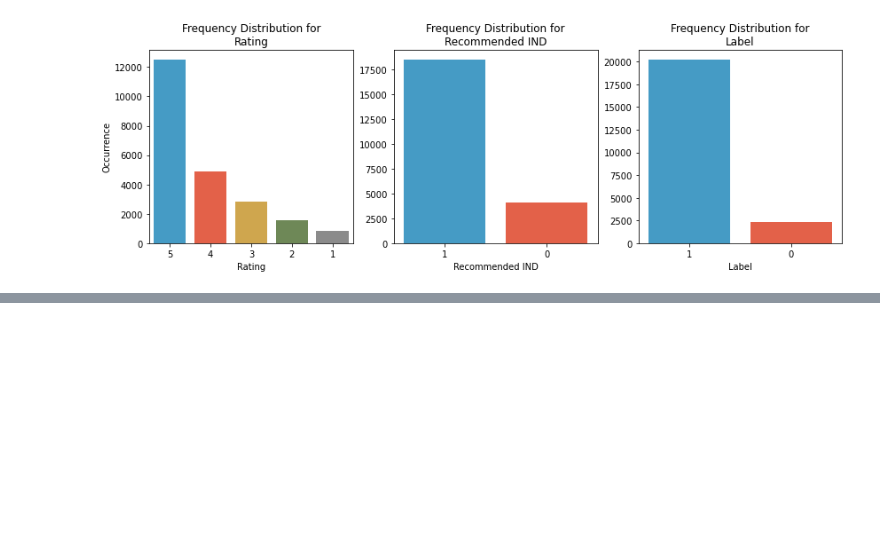
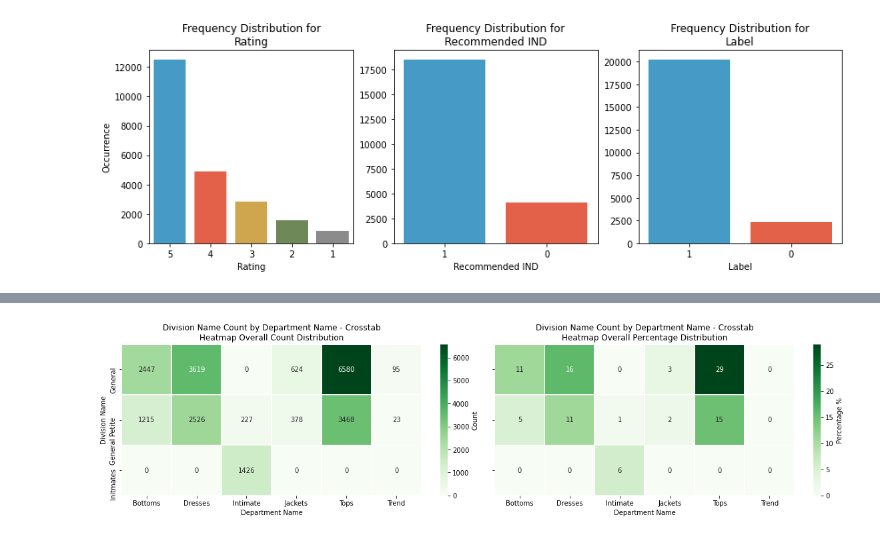
Before and after one commit to dwiwahyueffendi/Information-Retrieval, a Jupyter notebook: Source Code Information Retrieval.ipynb, the cells around one changed output, grey strips where cells are left out. Drawn from its saved outputs; the diff is of its cells as text; code cells hidden in the pictures; blank space fills up the shorter version.

```diff
--- a/Source Code Information Retrieval.ipynb
+++ b/Source Code Information Retrieval.ipynb
@@ -284,0 +322,17 @@ plt.show()
+# %%
+# Heatmaps of Percentage Pivot Table
+f, ax = plt.subplots(1,2,figsize=(16, 4), sharey=True)
+sns.heatmap(pd.crosstab(df['Division Name'], df["Department Name"]),
+            annot=True, linewidths=.5, ax = ax[0],fmt='g', cmap="Greens",
+                cbar_kws={'label': 'Count'})
+ax[0].set_title('Division Name Count by Department Name - Crosstab\nHeatmap Overall Count Distribution')
+
+sns.heatmap(pd.crosstab(df['Division Name'], df["Department Name"], normalize=True).mul(100).round(0),
+            annot=True, linewidths=.5, ax=ax[1],fmt='g', cmap="Greens",
+                cbar_kws={'label': 'Percentage %'})
+ax[1].set_title('Division Name Count by Department Name - Crosstab\nHeatmap Overall Percentage Distribution')
+ax[1].set_ylabel('')
+plt.tight_layout(pad=0)
+plt.show()
+# %% [output]
+[figure, added]
```
Also changed, not shown: parts of 1 cell of this notebook.
